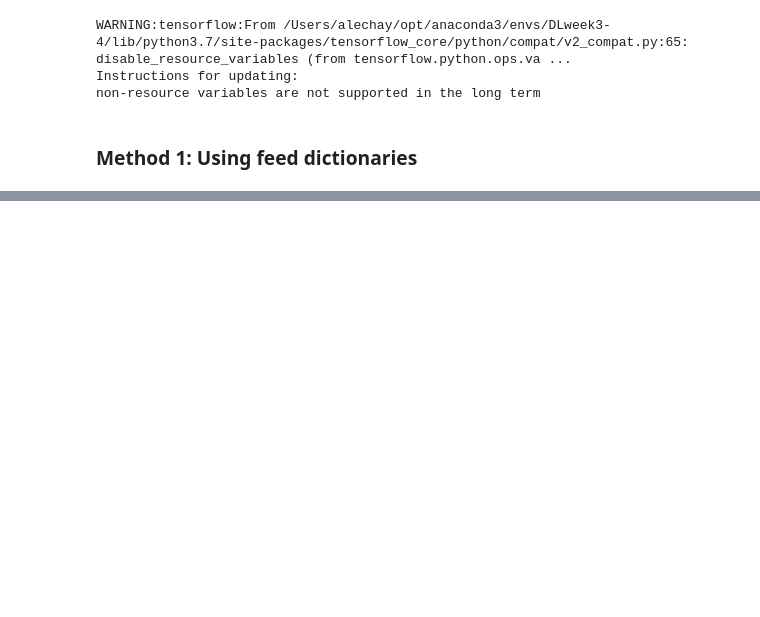
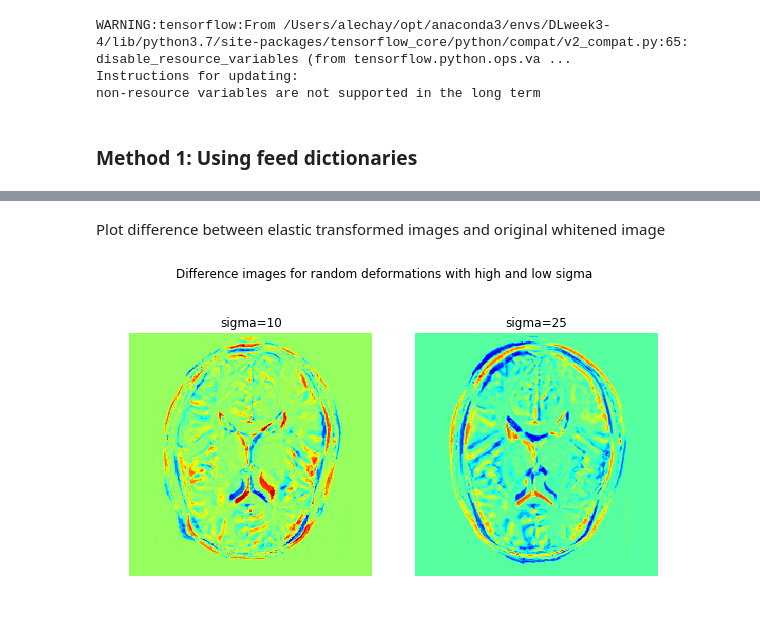
Before and after one commit to alechay/DLweek3-4, a Jupyter notebook: tf_load1.ipynb, the cells around one changed output, grey strips where cells are left out. Drawn from its saved outputs; the diff is of its cells as text; code cells hidden in the pictures; blank space fills up the shorter version.

```diff
--- a/tf_load1.ipynb
+++ b/tf_load1.ipynb
@@ -180,0 +556,18 @@ plt.show();
+# %% [markdown]
+Plot difference between elastic transformed images and original whitened image
+# %%
+f, axarr = plt.subplots(1, 2, figsize=(10,5));
+f.suptitle('Difference images for random deformations with high and low sigma')
+
+axarr[0].imshow(np.squeeze(t1_norm-t1_trans_low_s), cmap='jet');
+axarr[0].axis('off')
+axarr[0].set_title('sigma=10')
+
+axarr[1].imshow(np.squeeze(t1_norm-t1_trans_high_s), cmap='jet');
+axarr[1].axis('off')
+axarr[1].set_title('sigma=25')
+
+f.subplots_adjust(wspace=0.05, top=0.8)
+plt.show();
+# %% [output]
+[figure, added]
```
Also changed, not shown: parts of 33 cells of this notebook, 2 other files.
